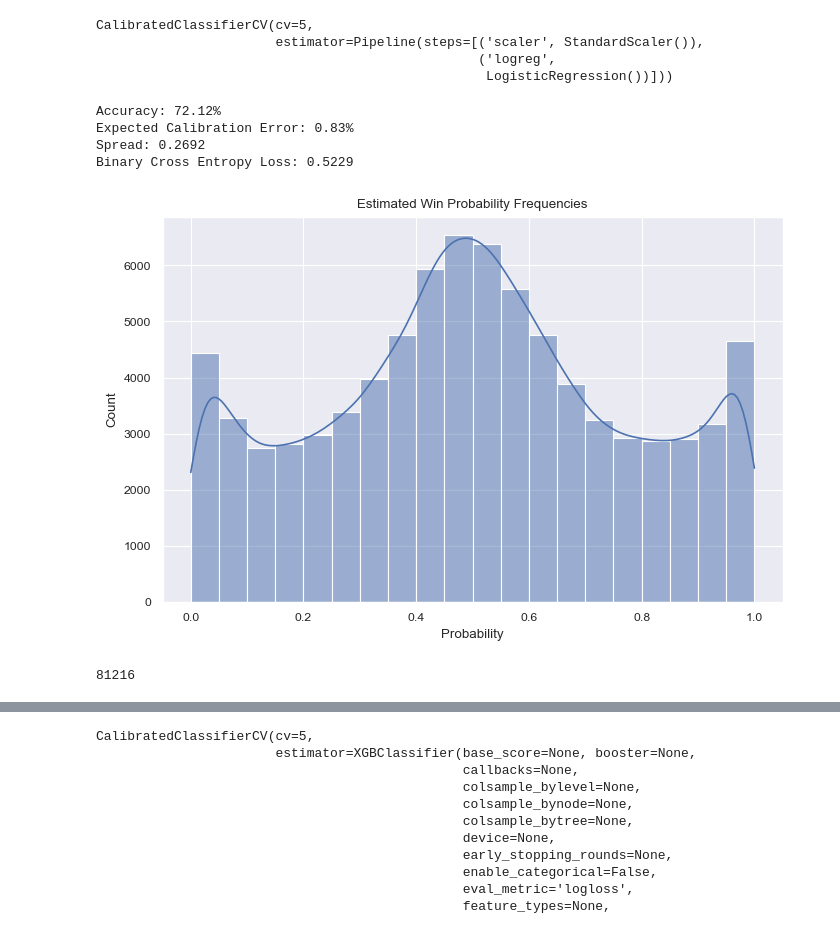
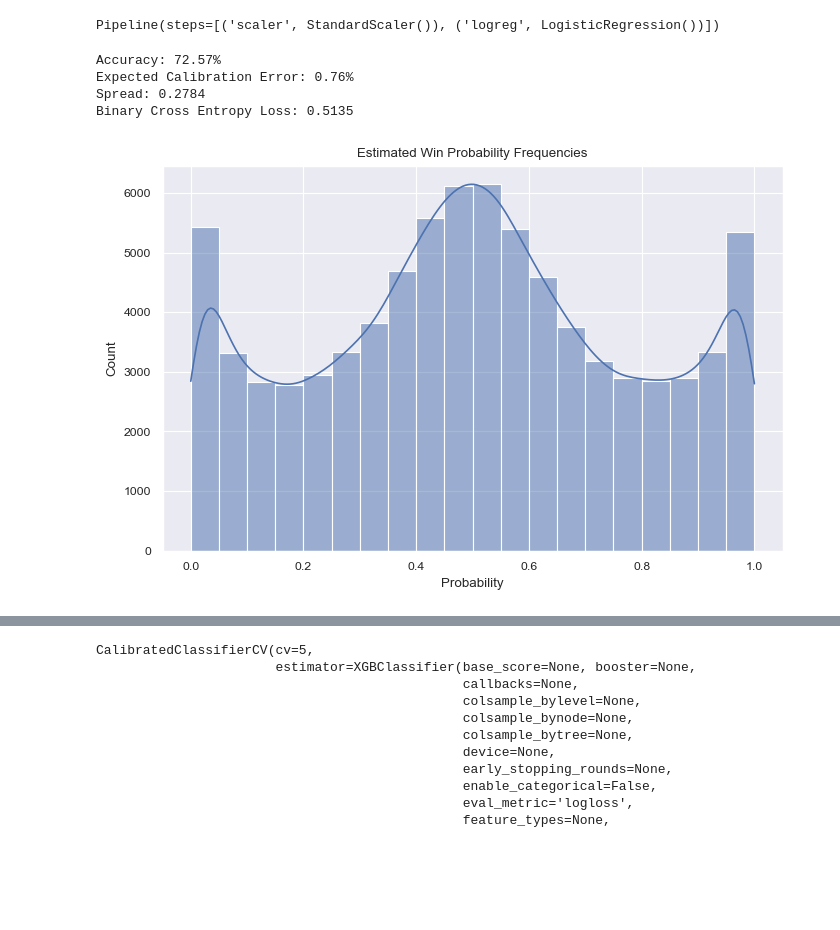
Before and after one commit to fqhd/LoLytics, a Jupyter notebook: model/Training.ipynb, the cells around one changed output, grey strips where cells are left out. Cells and saved outputs as stored; diff of their text form; code cells hidden in the pictures; blank space fills up the shorter version.

```diff
--- a/model/Training.ipynb
+++ b/model/Training.ipynb
@@ -45,22 +39,15 @@ calibrated_lr = CalibratedClassifierCV(
 # %%
-calibrated_lr.fit(X_train, y_train)
+lr_model.fit(X_train, y_train)
 # %% [output]
-CalibratedClassifierCV(cv=5,
-                       estimator=Pipeline(steps=[('scaler', StandardScaler()),
-                                                 ('logreg',
-                                                  LogisticRegression())]))
+Pipeline(steps=[('scaler', StandardScaler()), ('logreg', LogisticRegression())])
 # %%
-describe_model(calibrated_lr)
+describe_model(lr_model)
 # %% [output]
-Accuracy: 72.12%
-Expected Calibration Error: 0.83%
-Spread: 0.2692
-Binary Cross Entropy Loss: 0.5229
+Accuracy: 72.57%
+Expected Calibration Error: 0.76%
+Spread: 0.2784
+Binary Cross Entropy Loss: 0.5135
-[figure, old version]
+[figure, new version]
-# %%
-len(X_test)
-# %% [output]
-81216
 # %%
 mlp = Pipeline([
     ("scaler", StandardScaler()),
```
Also changed, not shown: parts of 3 cells of this notebook, 4 other files.
